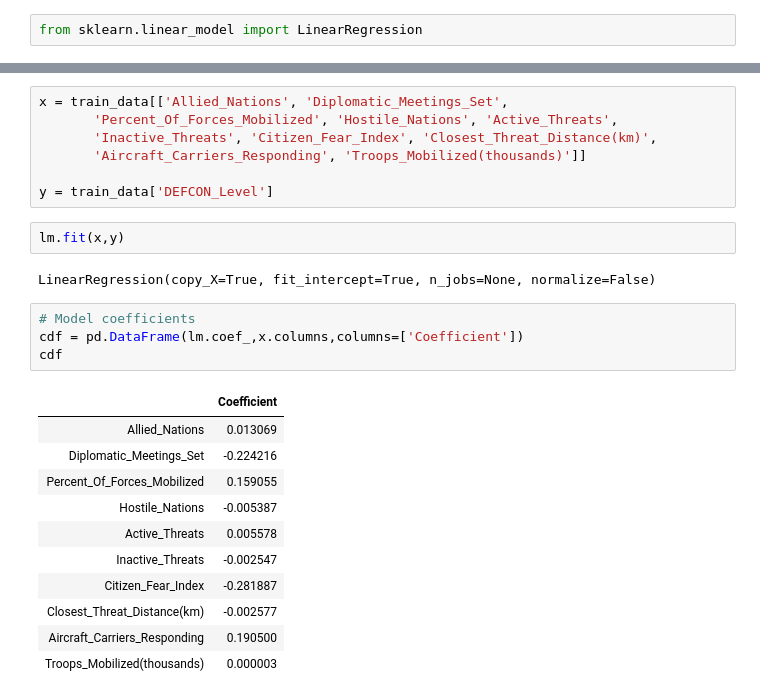
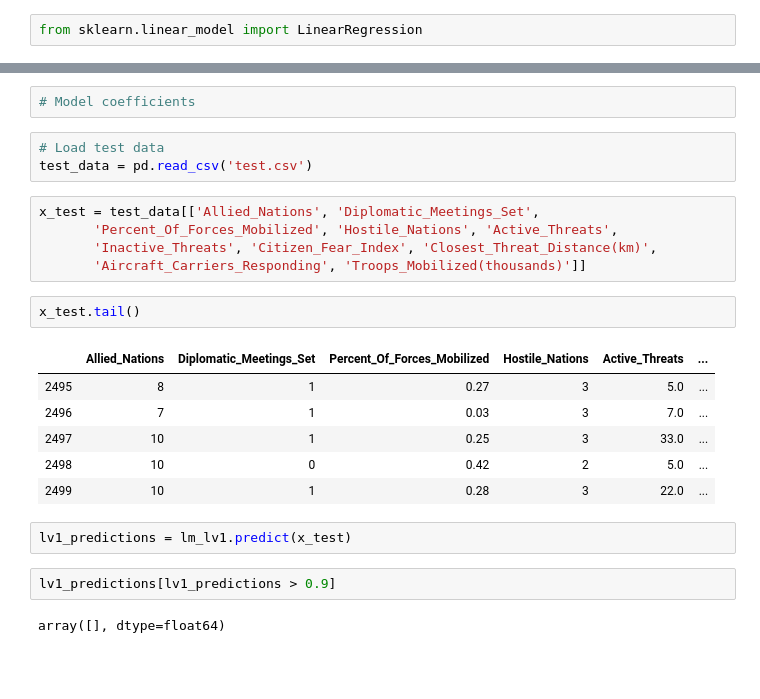
Before and after one commit to EdwinWalela/Datascience-and-Machine-Learning, a Jupyter notebook: DEFCON/Data analysis.ipynb, the cells around one changed output, grey strips where cells are left out. Drawn from its saved outputs; the diff is of its cells as text; blank space fills up the shorter version.

Commit message:
DEFCON Model evaluation

```diff
--- a/DEFCON/Data analysis.ipynb
+++ b/DEFCON/Data analysis.ipynb
@@ -71,27 +149,25 @@ lm = LinearRegression()
+# %%
+# Model coefficients
+# %%
+# Load test data
+test_data = pd.read_csv('test.csv')
 # %%
-x = train_data[['Allied_Nations', 'Diplomatic_Meetings_Set',
+x_test = test_data[['Allied_Nations', 'Diplomatic_Meetings_Set',
        'Percent_Of_Forces_Mobilized', 'Hostile_Nations', 'Active_Threats',
        'Inactive_Threats', 'Citizen_Fear_Index', 'Closest_Threat_Distance(km)',
        'Aircraft_Carriers_Responding', 'Troops_Mobilized(thousands)']]
-
-y = train_data['DEFCON_Level']
-# %%
-lm.fit(x,y)
-# %% [output]
-LinearRegression(copy_X=True, fit_intercept=True, n_jobs=None, normalize=False)
-# %%
-# Model coefficients
-cdf = pd.DataFrame(lm.coef_,x.columns,columns=['Coefficient'])
-cdf
-# %% [output]
-|  | Coefficient |
-| Allied_Nations | 0.013069 |
-| Diplomatic_Meetings_Set | -0.224216 |
-| Percent_Of_Forces_Mobilized | 0.159055 |
-| Hostile_Nations | -0.005387 |
-| Active_Threats | 0.005578 |
-| Inactive_Threats | -0.002547 |
-| Citizen_Fear_Index | -0.281887 |
-| Closest_Threat_Distance(km) | -0.002577 |
-| Aircraft_Carriers_Responding | 0.190500 |
-| Troops_Mobilized(thousands) | 0.000003 |
+# %%
+x_test.tail()
+# %% [output]
+|  | Allied_Nations | Diplomatic_Meetings_Set | Percent_Of_Forces_Mobilized | Hostile_Nations | Active_Threats | ... |
+| 2495 | 8 | 1 | 0.27 | 3 | 5.0 | ... |
+| 2496 | 7 | 1 | 0.03 | 3 | 7.0 | ... |
+| 2497 | 10 | 1 | 0.25 | 3 | 33.0 | ... |
+| 2498 | 10 | 0 | 0.42 | 2 | 5.0 | ... |
+| 2499 | 10 | 1 | 0.28 | 3 | 22.0 | ... |
+# %%
+lv1_predictions = lm_lv1.predict(x_test)
+# %%
+lv1_predictions[lv1_predictions > 0.9]
+# %% [output]
+array([], dtype=float64)
```
Also changed, not shown: parts of 10 cells of this notebook.
